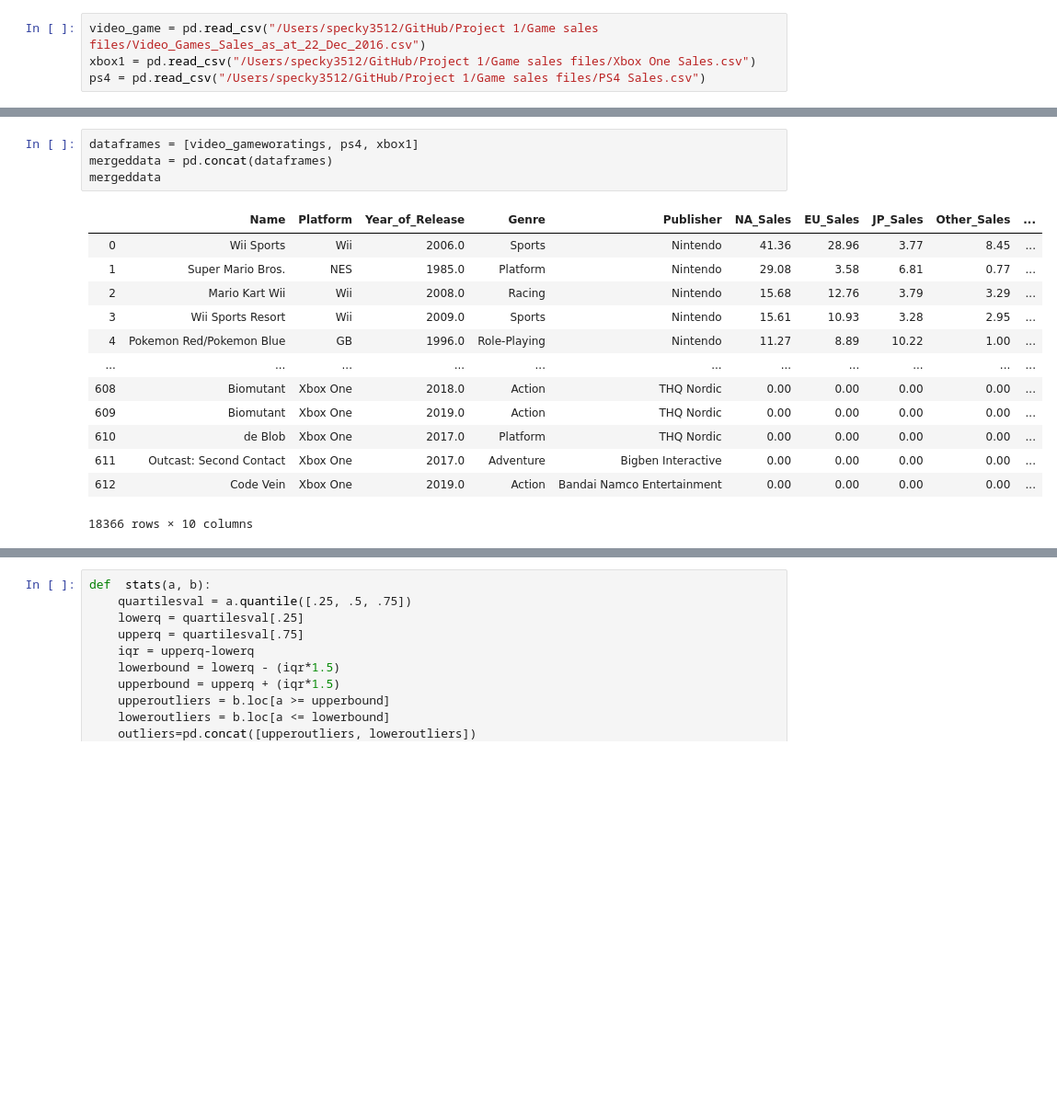
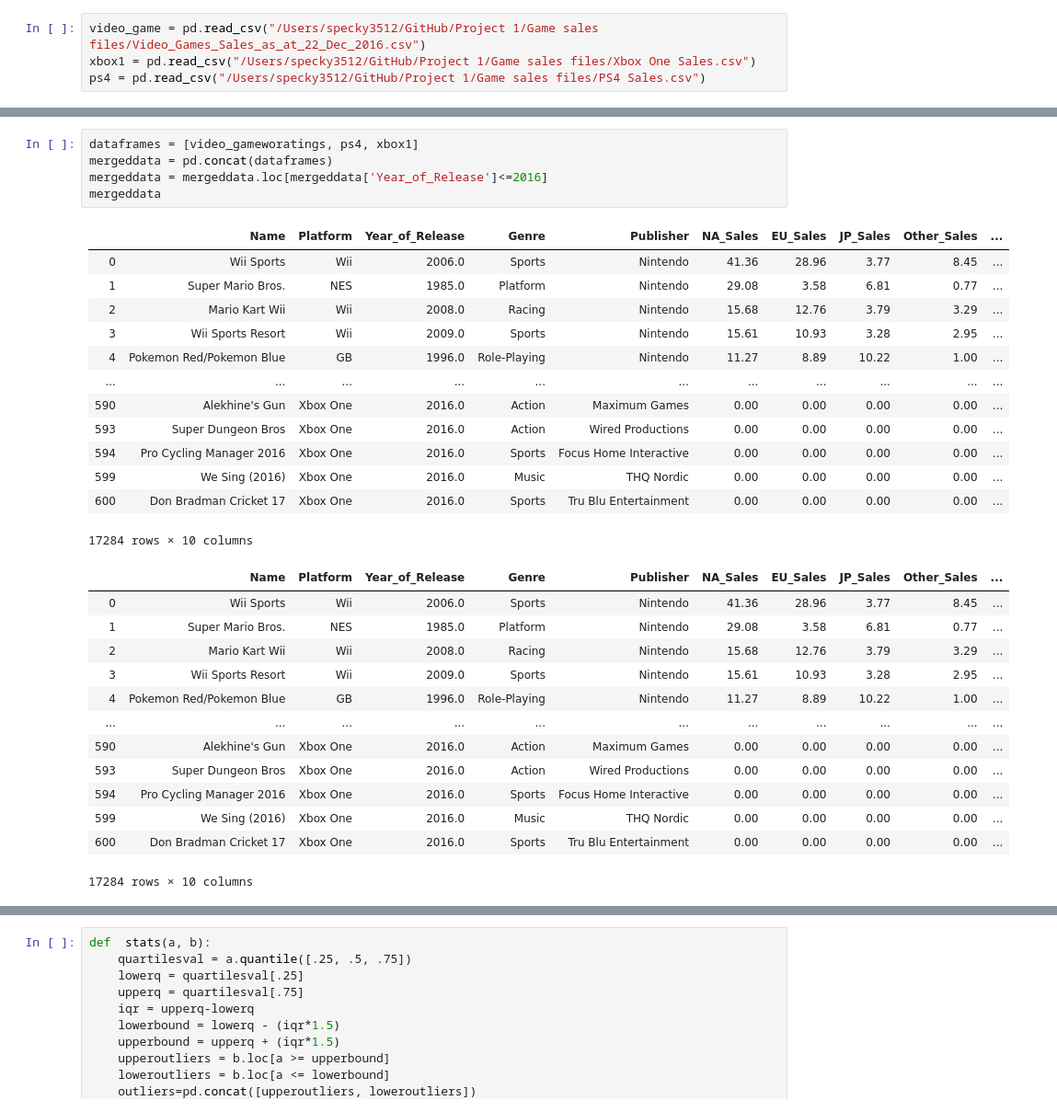
Before and after one commit to tylerspck/Video_Game_Sale_Analysis, a Jupyter notebook: Untitled.ipynb, the cells around one changed output, grey strips where cells are left out. Shown: that part at 92% size. Cells and saved outputs as stored; diff of their text form; blank space fills up the shorter version.

```diff
--- a/Untitled.ipynb
+++ b/Untitled.ipynb
@@ -46,21 +64,35 @@ xbox1.head()
 # %%
 dataframes = [video_gameworatings, ps4, xbox1]
 mergeddata = pd.concat(dataframes)
+mergeddata = mergeddata.loc[mergeddata['Year_of_Release']<=2016]
 mergeddata
 # %% [output]
 |  | Name | Platform | Year_of_Release | Genre | Publisher | NA_Sales | EU_Sales | JP_Sales | Other_Sales | ... |
 | 0 | Wii Sports | Wii | 2006.0 | Sports | Nintendo | 41.36 | 28.96 | 3.77 | 8.45 | ... |
 | 1 | Super Mario Bros. | NES | 1985.0 | Platform | Nintendo | 29.08 | 3.58 | 6.81 | 0.77 | ... |
 | 2 | Mario Kart Wii | Wii | 2008.0 | Racing | Nintendo | 15.68 | 12.76 | 3.79 | 3.29 | ... |
 | 3 | Wii Sports Resort | Wii | 2009.0 | Sports | Nintendo | 15.61 | 10.93 | 3.28 | 2.95 | ... |
 | 4 | Pokemon Red/Pokemon Blue | GB | 1996.0 | Role-Playing | Nintendo | 11.27 | 8.89 | 10.22 | 1.00 | ... |
 | ... | ... | ... | ... | ... | ... | ... | ... | ... | ... | ... |
-| 608 | Biomutant | Xbox One | 2018.0 | Action | THQ Nordic | 0.00 | 0.00 | 0.00 | 0.00 | ... |
-| 609 | Biomutant | Xbox One | 2019.0 | Action | THQ Nordic | 0.00 | 0.00 | 0.00 | 0.00 | ... |
-| 610 | de Blob | Xbox One | 2017.0 | Platform | THQ Nordic | 0.00 | 0.00 | 0.00 | 0.00 | ... |
-| 611 | Outcast: Second Contact | Xbox One | 2017.0 | Adventure | Bigben Interactive | 0.00 | 0.00 | 0.00 | 0.00 | ... |
-| 612 | Code Vein | Xbox One | 2019.0 | Action | Bandai Namco Entertainment | 0.00 | 0.00 | 0.00 | 0.00 | ... |
+| 590 | Alekhine's Gun | Xbox One | 2016.0 | Action | Maximum Games | 0.00 | 0.00 | 0.00 | 0.00 | ... |
+| 593 | Super Dungeon Bros | Xbox One | 2016.0 | Action | Wired Productions | 0.00 | 0.00 | 0.00 | 0.00 | ... |
+| 594 | Pro Cycling Manager 2016 | Xbox One | 2016.0 | Sports | Focus Home Interactive | 0.00 | 0.00 | 0.00 | 0.00 | ... |
+| 599 | We Sing (2016) | Xbox One | 2016.0 | Music | THQ Nordic | 0.00 | 0.00 | 0.00 | 0.00 | ... |
+| 600 | Don Bradman Cricket 17 | Xbox One | 2016.0 | Sports | Tru Blu Entertainment | 0.00 | 0.00 | 0.00 | 0.00 | ... |
-18366 rows × 10 columns
+17284 rows × 10 columns
+|  | Name | Platform | Year_of_Release | Genre | Publisher | NA_Sales | EU_Sales | JP_Sales | Other_Sales | ... |
+| 0 | Wii Sports | Wii | 2006.0 | Sports | Nintendo | 41.36 | 28.96 | 3.77 | 8.45 | ... |
+| 1 | Super Mario Bros. | NES | 1985.0 | Platform | Nintendo | 29.08 | 3.58 | 6.81 | 0.77 | ... |
+| 2 | Mario Kart Wii | Wii | 2008.0 | Racing | Nintendo | 15.68 | 12.76 | 3.79 | 3.29 | ... |
+| 3 | Wii Sports Resort | Wii | 2009.0 | Sports | Nintendo | 15.61 | 10.93 | 3.28 | 2.95 | ... |
+| 4 | Pokemon Red/Pokemon Blue | GB | 1996.0 | Role-Playing | Nintendo | 11.27 | 8.89 | 10.22 | 1.00 | ... |
+| ... | ... | ... | ... | ... | ... | ... | ... | ... | ... | ... |
+| 590 | Alekhine's Gun | Xbox One | 2016.0 | Action | Maximum Games | 0.00 | 0.00 | 0.00 | 0.00 | ... |
+| 593 | Super Dungeon Bros | Xbox One | 2016.0 | Action | Wired Productions | 0.00 | 0.00 | 0.00 | 0.00 | ... |
+| 594 | Pro Cycling Manager 2016 | Xbox One | 2016.0 | Sports | Focus Home Interactive | 0.00 | 0.00 | 0.00 | 0.00 | ... |
+| 599 | We Sing (2016) | Xbox One | 2016.0 | Music | THQ Nordic | 0.00 | 0.00 | 0.00 | 0.00 | ... |
+| 600 | Don Bradman Cricket 17 | Xbox One | 2016.0 | Sports | Tru Blu Entertainment | 0.00 | 0.00 | 0.00 | 0.00 | ... |
+17284 rows × 10 columns
 # %%
 publisher_count = mergeddata.groupby('Publisher')['Year_of_Release'].count()
 publisher_info = pd.DataFrame(publisher_count)
```
Also changed, not shown: parts of 6 cells of this notebook.
